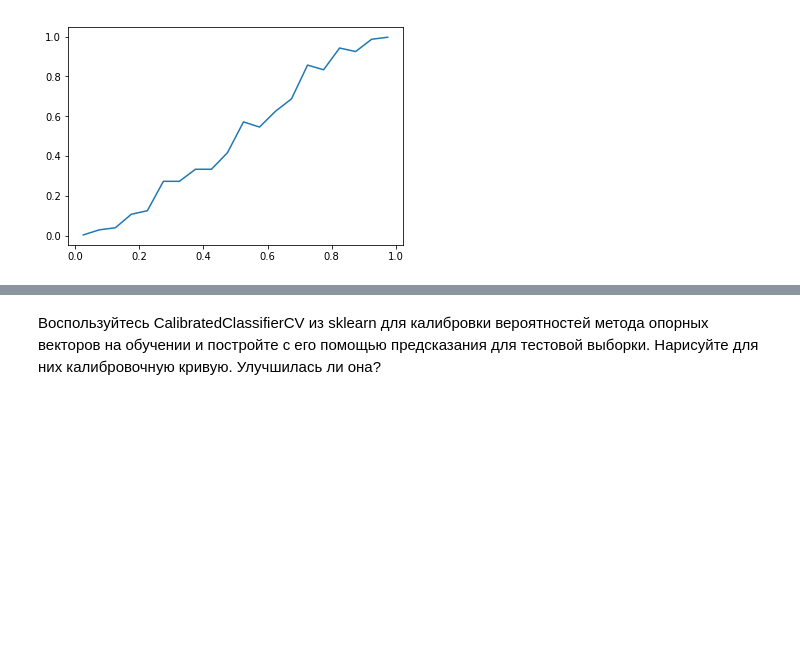
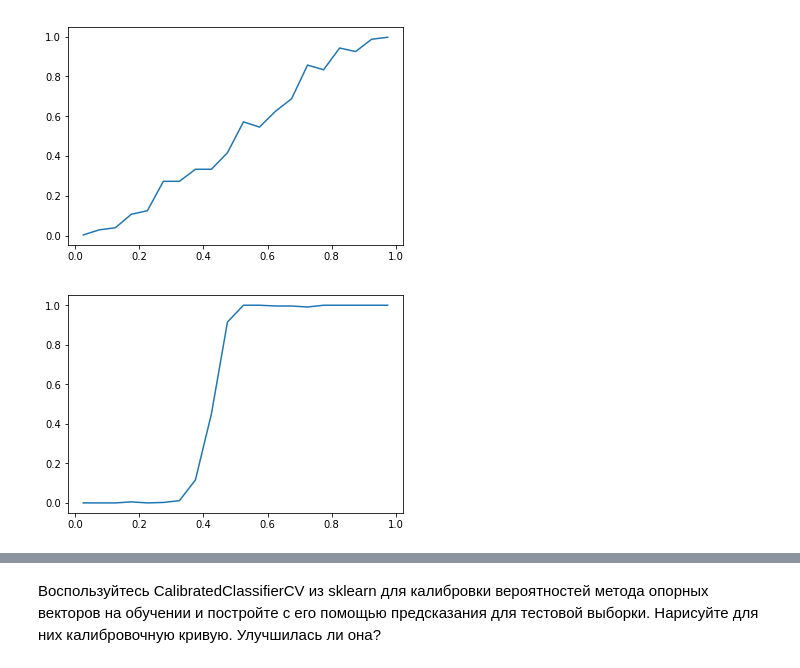
Before and after one commit to Mikhail-off/ML2018, a Jupyter notebook: HW4/homework-practice-04.ipynb, the cells around one changed output, grey strips where cells are left out. Saved outputs shown, nothing was run; the diff lists cells and outputs as text; code cells hidden in the pictures; blank space fills up the shorter version.

```diff
--- a/HW4/homework-practice-04.ipynb
+++ b/HW4/homework-practice-04.ipynb
@@ -189,2 +192,7 @@ plot_calibration_curve(y_test, log.predict_proba(x_test)[:, 1])
 # %%
 svc = LinearSVC().fit(x_train, y_train)
+# %%
+svc_pred = minmax_scale(svc.decision_function(x_test))
+plot_calibration_curve(y_test, svc_pred)
+# %% [output]
+[figure, added]
```
Also changed, not shown: parts of 11 cells of this notebook.
